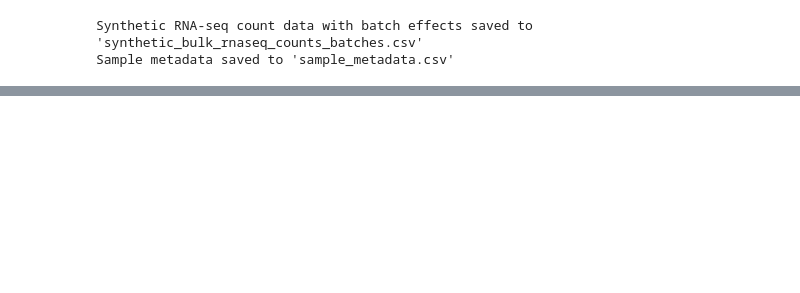
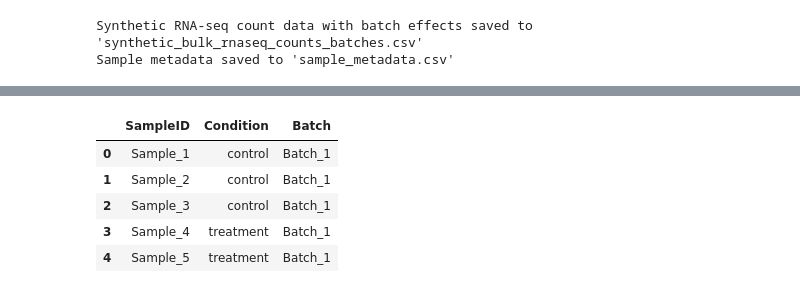
Before and after one commit to UOSbioinformaticslab/Synthetic-RNA-Seq-Raw-Counts-Generator, a Jupyter notebook: Synthetic_RNA_Seq_Raw_Counts_Generation.ipynb, the cells around one changed output, grey strips where cells are left out. Saved outputs shown, nothing was run; the diff lists cells and outputs as text; code cells hidden in the pictures; blank space fills up the shorter version.

```diff
--- a/Synthetic_RNA_Seq_Raw_Counts_Generation.ipynb
+++ b/Synthetic_RNA_Seq_Raw_Counts_Generation.ipynb
@@ -227,0 +218,11 @@ CUDARuntimeError: cudaErrorInsufficientDriver: CUDA driver version is insufficie
+# %%
+# Preview Metadata matrix
+raw_metadata=metadata_df
+raw_metadata.head()
+# %% [output]
+|  | SampleID | Condition | Batch |
+| 0 | Sample_1 | control | Batch_1 |
+| 1 | Sample_2 | control | Batch_1 |
+| 2 | Sample_3 | control | Batch_1 |
+| 3 | Sample_4 | treatment | Batch_1 |
+| 4 | Sample_5 | treatment | Batch_1 |
```
Also changed, not shown: parts of 7 cells of this notebook.
